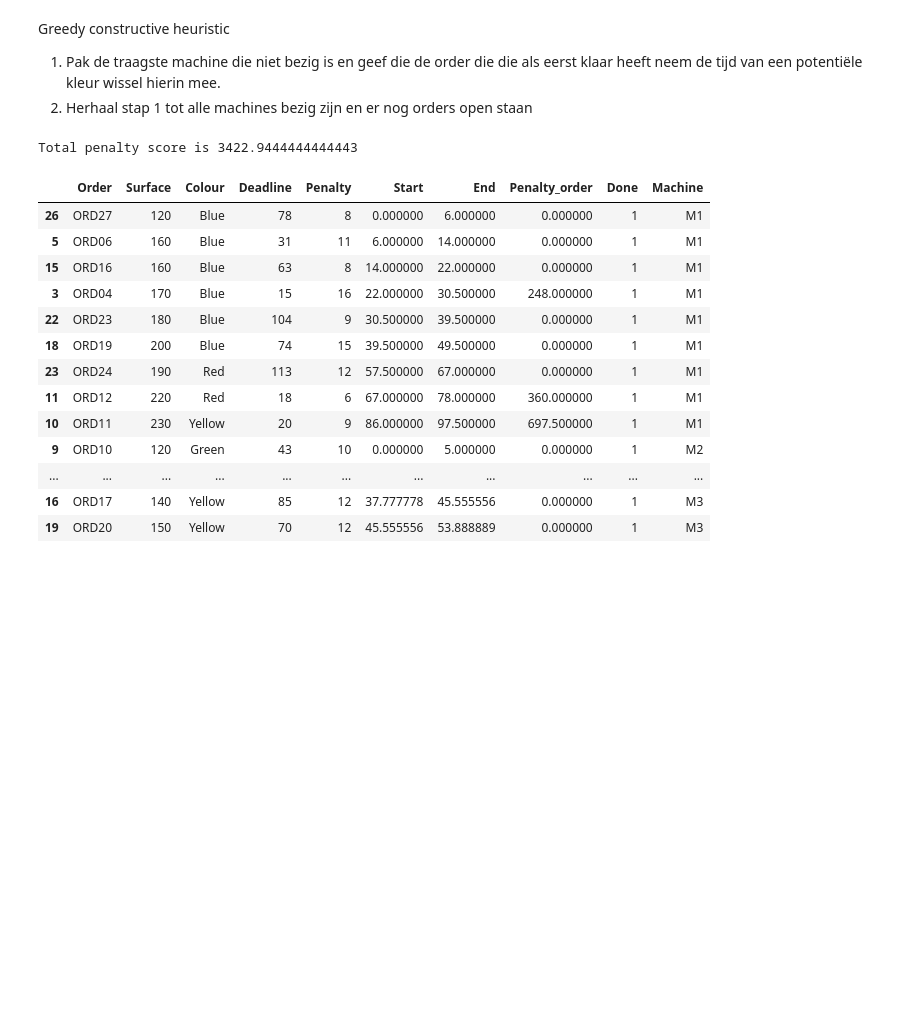
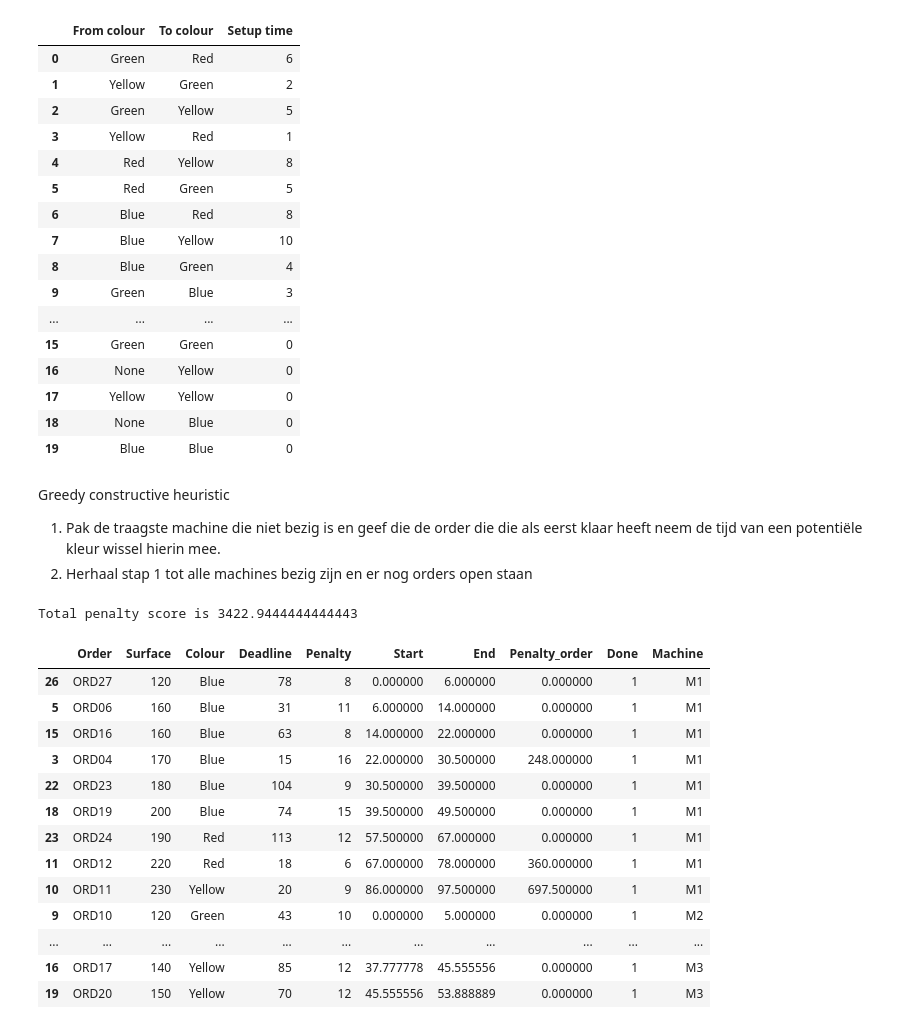
Before and after one commit to JobvD3/OR5_groep13, a Jupyter notebook: 05_09_2026_Greedy_Constructive_Heuristic_Job.ipynb, the cells around one changed output. Drawn from its saved outputs; the diff is of its cells as text; code cells hidden in the pictures; blank space fills up the shorter version.

```diff
--- a/05_09_2026_Greedy_Constructive_Heuristic_Job.ipynb
+++ b/05_09_2026_Greedy_Constructive_Heuristic_Job.ipynb
@@ -5,29 +5,49 @@ import matplotlib.pyplot as plt
 # %%
 orders = pd.read_excel("PaintShop - September 2026.xlsx", sheet_name=0)
 machines = pd.read_excel("PaintShop - September 2026.xlsx", sheet_name=1)
 setups = pd.read_excel("PaintShop - September 2026.xlsx", sheet_name=2)
 
 orders["Start"] = [0.0 for i in range(len(orders))] #Voegt een column toe voor de start tijd
 
 orders["End"] = [0.0 for i in range(len(orders))] #Voegt een column toe voor de eind tijd
 
 orders["Penalty_order"] = [0.0 for i in range(len(orders))] #Voegt een column toe voor de opgelopen penalty van een order
 
 orders["Done"] = [0 for i in range(len(orders))] #Voegt een column toe om aan te geven dat de order klaar is
 
 orders["Machine"] = ["None" for i in range(len(orders))] #Voegt een column toe die aangeft welke machine het heeft gedaan
 
 orders = orders.sort_values(by = ["Colour", "Surface"]) #Sorteert de dataframe op kleur en oppervlakte
 
 machines["Colour"] = ["None" for i in range(len(machines))] #Voegt een column toe die aangeeft welke kleur de machine is
 
 machines["Total_time"] = [0.0 for i in range(len(machines))] #Voegt een column toe voor de totale tijd dat de machine heeft gewerkt
 
 machines = machines.sort_values(by = ["Speed"]).reset_index(drop=True) #Sorteert de machines op snelheid
 
 for i in setups["To colour"].unique():
     setups.loc[len(setups)] = ["None", i, 0] #Voegt de setups toe van geen kleur naar een kleur
     setups.loc[len(setups)] = [i, i, 0] #Voegt de setups toe van dezelfde kleur naar dezelfde kleur
+
+setups
+# %% [output]
+|  | From colour | To colour | Setup time |
+| 0 | Green | Red | 6 |
+| 1 | Yellow | Green | 2 |
+| 2 | Green | Yellow | 5 |
+| 3 | Yellow | Red | 1 |
+| 4 | Red | Yellow | 8 |
+| 5 | Red | Green | 5 |
+| 6 | Blue | Red | 8 |
+| 7 | Blue | Yellow | 10 |
+| 8 | Blue | Green | 4 |
+| 9 | Green | Blue | 3 |
+| ... | ... | ... | ... |
+| 15 | Green | Green | 0 |
+| 16 | None | Yellow | 0 |
+| 17 | Yellow | Yellow | 0 |
+| 18 | None | Blue | 0 |
+| 19 | Blue | Blue | 0 |
 # %% [markdown]
 Greedy constructive heuristic
 1. Pak de traagste machine die niet bezig is en geef die de order die die als eerst klaar heeft neem de tijd van een potentiële kleur wissel hierin mee.
```
Also changed, not shown: 1 other file.
